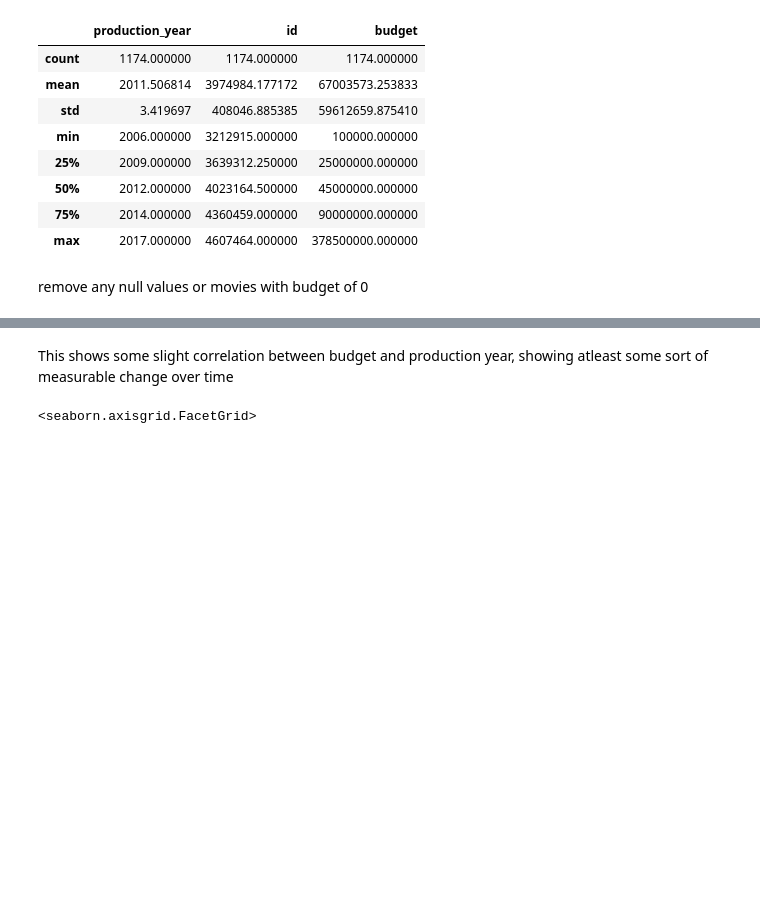
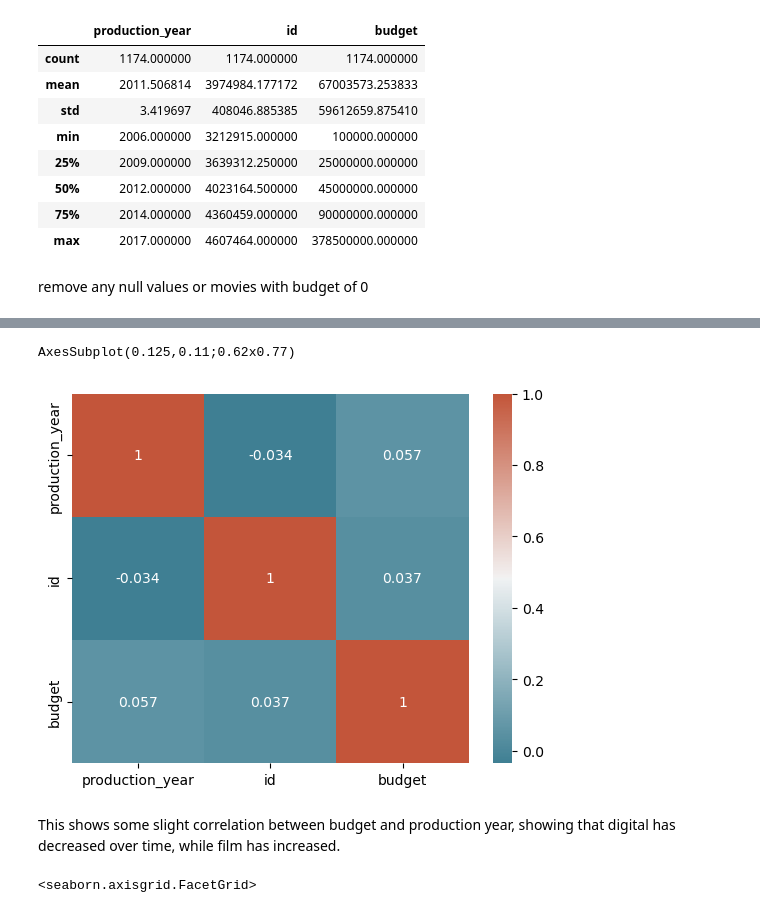
Before and after one commit to ubco-W2022T1-cosc301/project-group16, a Jupyter notebook: notebooks/analysis2.ipynb, the cells around one changed output, grey strips where cells are left out. Cells and saved outputs as stored; diff of their text form; code cells hidden in the pictures; blank space fills up the shorter version.

```diff
--- a/notebooks/analysis2.ipynb
+++ b/notebooks/analysis2.ipynb
@@ -57,5 +57,13 @@ sns.heatmap(corr2, xticklabels=corr2.columns, yticklabels=corr2.columns,
+# %%
+corr2 = movie_film.corr()
+h=sns.heatmap(corr2, xticklabels=corr2.columns, yticklabels=corr2.columns,
+           annot=True, cmap=sns.diverging_palette(220, 20, as_cmap=True))
+print(h)
+# %% [output]
+AxesSubplot(0.125,0.11;0.62x0.77)
+[figure, added]
 # %% [markdown]
-This shows some slight correlation between budget and production year, showing atleast some sort of measurable change over time
+This shows some slight correlation between budget and production year, showing that digital has decreased over time, while film has increased.
 # %%
 sns.displot(x=movie_data_cleaned["production_year"], hue=movie_data_cleaned["film_type"], multiple="dodge")
 # %% [output]
```
Also changed, not shown: parts of 1 cell of this notebook, 2 other files.
